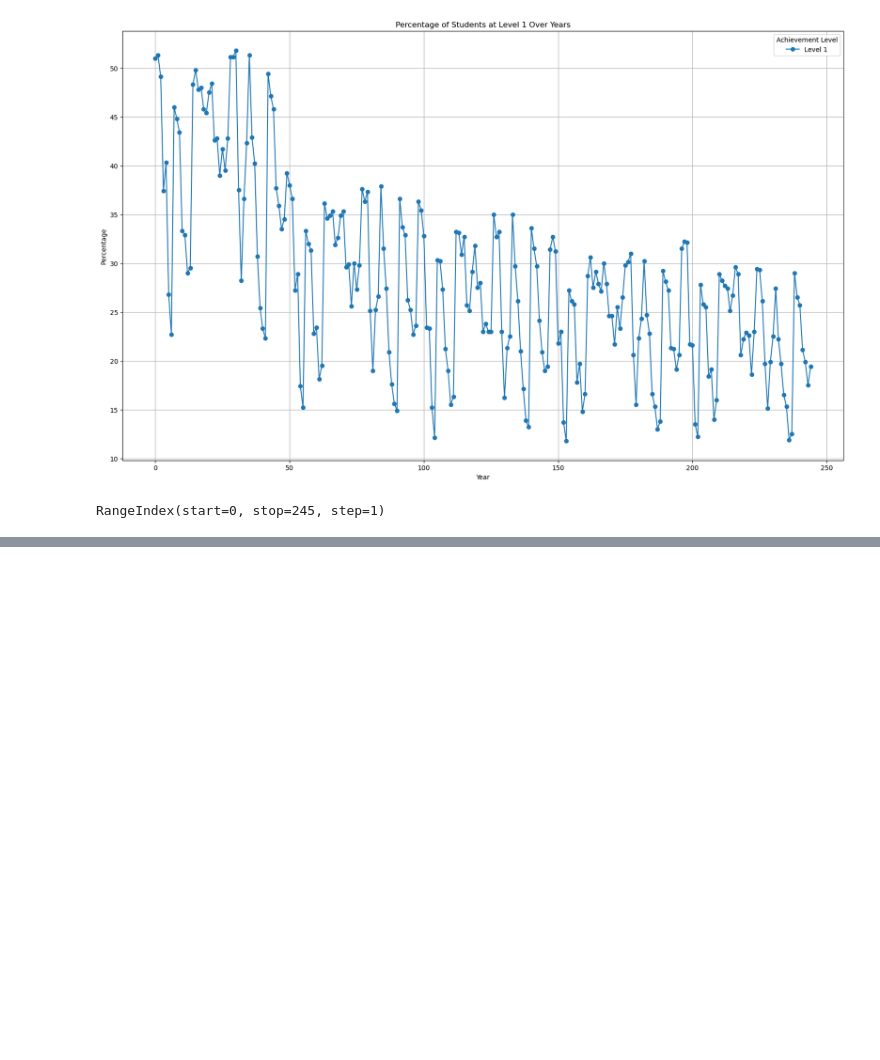
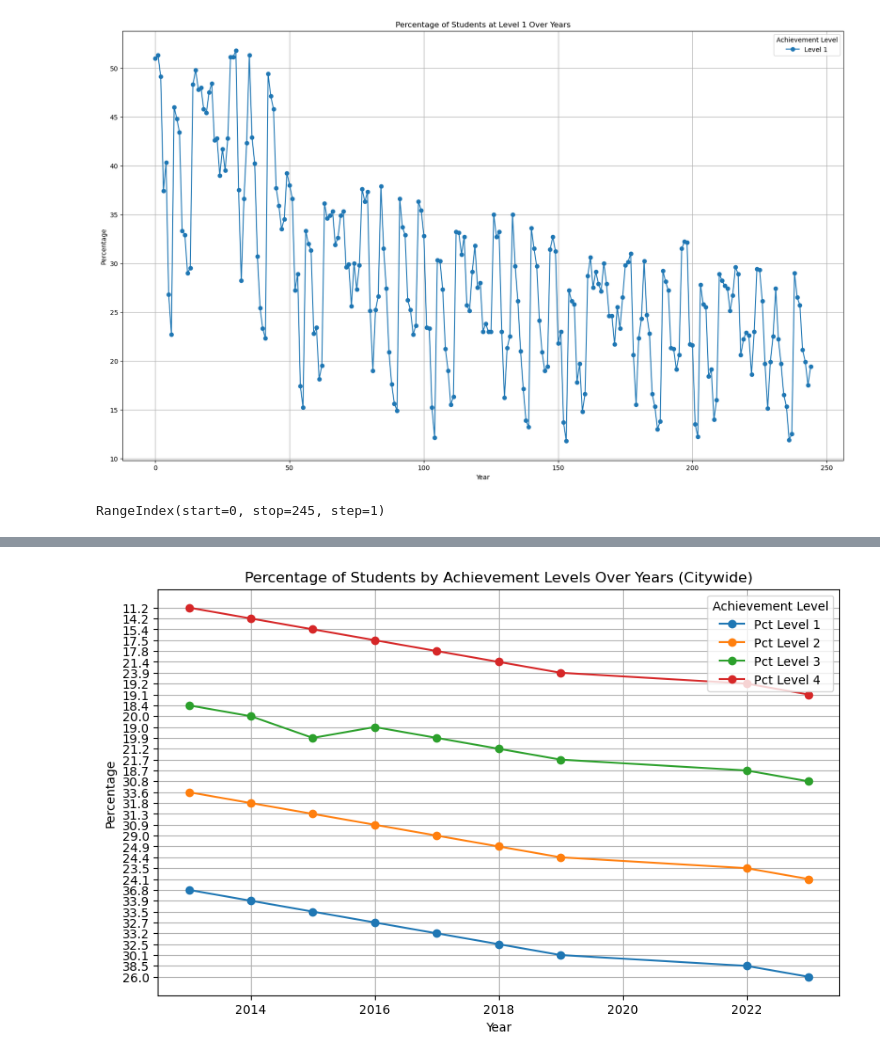
Before and after one commit to myCanaless/NYCeducation-duringCOVID, a Jupyter notebook: code/01 eda.ipynb, the cells around one changed output, grey strips where cells are left out. Saved outputs shown, nothing was run; the diff lists cells and outputs as text; code cells hidden in the pictures; blank space fills up the shorter version.

```diff
--- a/code/01 eda.ipynb
+++ b/code/01 eda.ipynb
@@ -258,3 +259,5 @@ plt.show()
 grades_df.index.unique()
 # %% [output]
 RangeIndex(start=0, stop=245, step=1)
+# %%
+mathtest_df = pd.read_csv("/Users/rodoshikhan/Desktop/TKH Phase 2/NYCeducation-duringCOVID/data/Math_Test_Results_2013-2023_20240515.csv")
@@ -260,0 +323,8 @@ RangeIndex(start=0, stop=245, step=1)
+# %%
+math_results =  mathtest_df[
+    (mathtest_df['Geographic Subdivision'] == 'Citywide') &
+    (mathtest_df['Grade'] == 'All Grades') &
+    (mathtest_df['Student Category'] == 'All Students')
+].copy()
+
+math_results.set_index('Year', inplace=True)
@@ -260,0 +364,6 @@ RangeIndex(start=0, stop=245, step=1)
+# %%
+citywide_results = math_results[
+    (math_results['Geographic Subdivision'] == 'Citywide') &
+    (math_results['Grade'] == 'All Grades') &
+    (math_results['Student Category'] == 'All Students')
+].copy()
@@ -260,0 +384,17 @@ RangeIndex(start=0, stop=245, step=1)
+# %%
+# Plotting
+plt.figure(figsize=(10, 6))
+plt.plot(citywide_results.index, citywide_results['Pct Level 1'], marker='o', label='Pct Level 1')
+plt.plot(citywide_results.index, citywide_results['Pct Level 2'], marker='o', label='Pct Level 2')
+plt.plot(citywide_results.index, citywide_results['Pct Level 3'], marker='o', label='Pct Level 3')
+plt.plot(citywide_results.index, citywide_results['Pct Level 4'], marker='o', label='Pct Level 4')
+
+plt.title('Percentage of Students by Achievement Levels Over Years (Citywide)')
+plt.xlabel('Year')
+plt.ylabel('Percentage')
+plt.legend(title='Achievement Level')
+plt.grid(True)
+
+plt.show()
+# %% [output]
+[figure, added]
```
Also changed, not shown: parts of 15 cells of this notebook.
